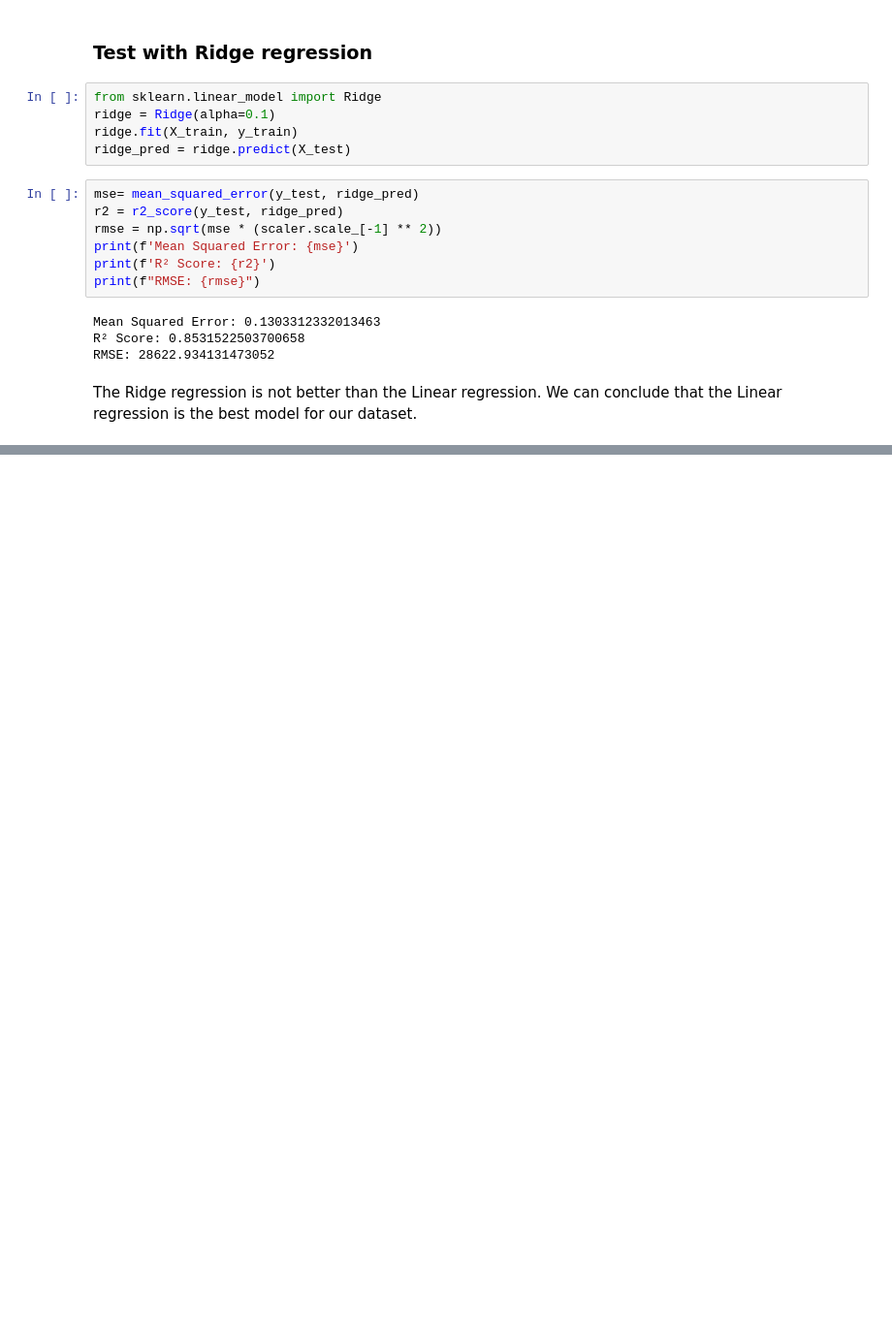
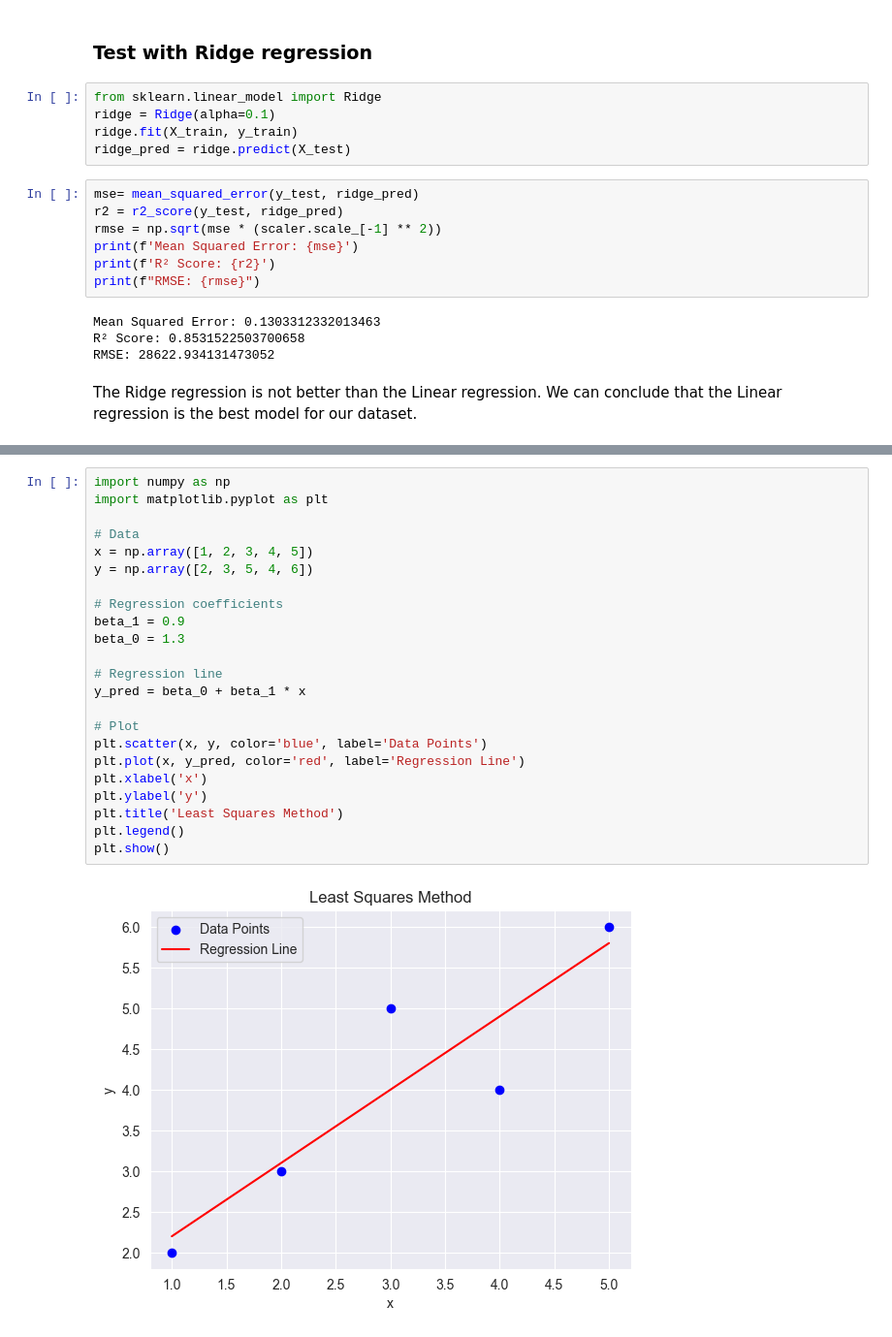
Before and after one commit to lombarma/HousePricePredicition, a Jupyter notebook: House_Price_Prediction_Exercises.ipynb, the cells around one changed output, grey strips where cells are left out. Shown at 97% size. Drawn from its saved outputs; the diff is of its cells as text; blank space fills up the shorter version.

```diff
--- a/House_Price_Prediction_Exercises.ipynb
+++ b/House_Price_Prediction_Exercises.ipynb
@@ -490,0 +545,25 @@ The Ridge regression is not better than the Linear regression. We can conclude t
+# %%
+import numpy as np
+import matplotlib.pyplot as plt
+
+# Data
+x = np.array([1, 2, 3, 4, 5])
+y = np.array([2, 3, 5, 4, 6])
+
+# Regression coefficients
+beta_1 = 0.9
+beta_0 = 1.3
+
+# Regression line
+y_pred = beta_0 + beta_1 * x
+
+# Plot
+plt.scatter(x, y, color='blue', label='Data Points')
+plt.plot(x, y_pred, color='red', label='Regression Line')
+plt.xlabel('x')
+plt.ylabel('y')
+plt.title('Least Squares Method')
+plt.legend()
+plt.show()
+# %% [output]
+[figure, added]
```
Also changed, not shown: parts of 9 cells of this notebook, 6 other files.
